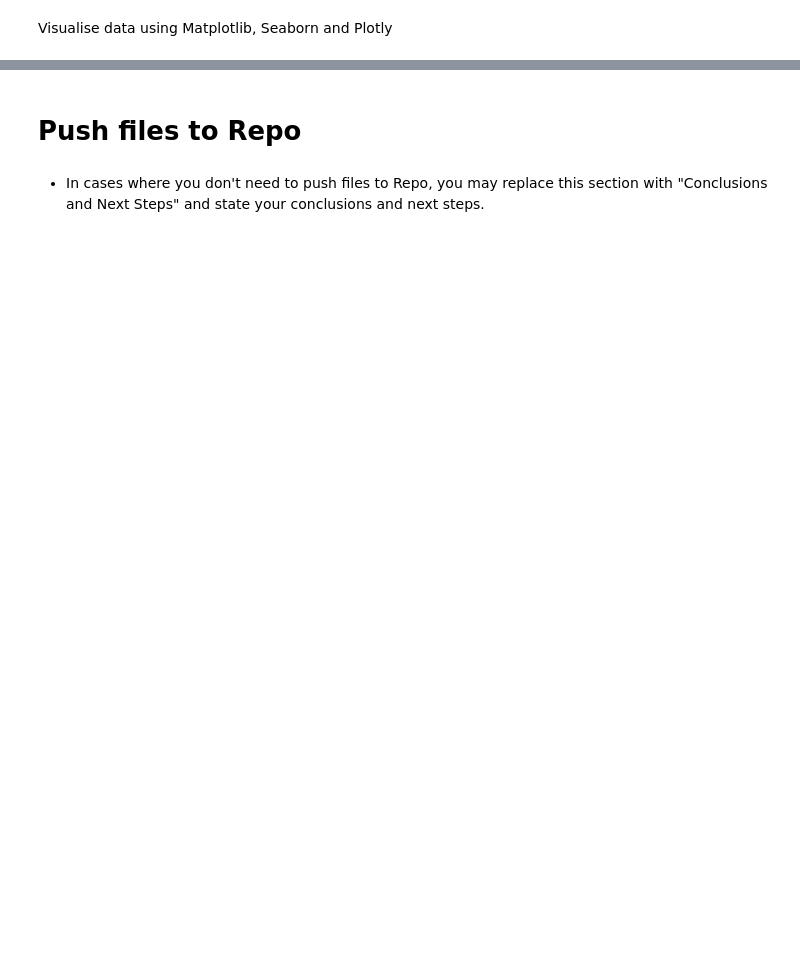
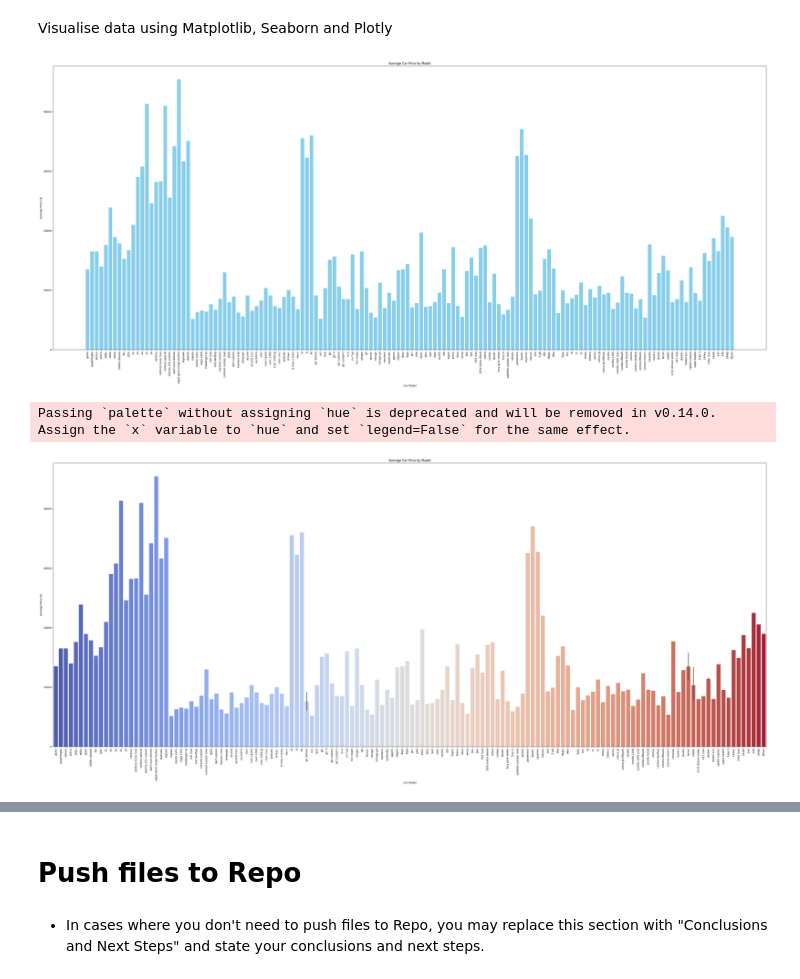
Before and after one commit to Betram-91/Hackathon-Car-Price-Analysis, a Jupyter notebook: jupyter_notebooks/Notebook_Template.ipynb, the cells around one changed output, grey strips where cells are left out. Saved outputs shown, nothing was run; the diff lists cells and outputs as text; code cells hidden in the pictures; blank space fills up the shorter version.

```diff
--- a/jupyter_notebooks/Notebook_Template.ipynb
+++ b/jupyter_notebooks/Notebook_Template.ipynb
@@ -136,2 +165,40 @@ df.head()
 # %% [markdown]
 Visualise data using Matplotlib, Seaborn and Plotly
+# %%
+import matplotlib.pyplot as plt
+import seaborn as sns
+import plotly.express as px
+
+# Extract car brand and model from CarName
+df['car_brand'] = df['CarName'].apply(lambda x: x.split(' ')[0].lower())
+df['car_model'] = df['CarName'].apply(lambda x: ' '.join(x.split(' ')[1:]).lower())
+
+# Compute average price by car brand
+brand_avg_price = df.groupby('car_brand')['price'].mean().reset_index()
+
+
+# Matplotlib Bar Chart
+plt.figure(figsize=(50, 20))
+plt.bar(model_avg_price['car_model'], model_avg_price['price'], color='skyblue')
+plt.xticks(rotation=90)
+plt.xlabel("Car Model")
+plt.ylabel("Average Price ($)")
+plt.title("Average Car Price by Model")
+plt.show()
+
+# Seaborn Bar Chart
+plt.figure(figsize=(50, 20))
+sns.barplot(x='car_model', y='price', data=model_avg_price, palette="coolwarm")
+plt.xticks(rotation=90)
+plt.title("Average Car Price by Model")
+plt.ylabel("Average Price ($)")
+plt.xlabel("Car Model")
+plt.show()
+
+# Plotly Interactive Bar Chart
+fig = px.bar(model_avg_price, x='car_model', y='price', color='price', title="Average Car Price by Model")
+fig.show()
+# %% [output]
+[figure, added]
+Passing `palette` without assigning `hue` is deprecated and will be removed in v0.14.0. Assign the `x` variable to `hue` and set `legend=False` for the same effect.
+[figure, added]
```
Also changed, not shown: parts of 14 cells of this notebook.
